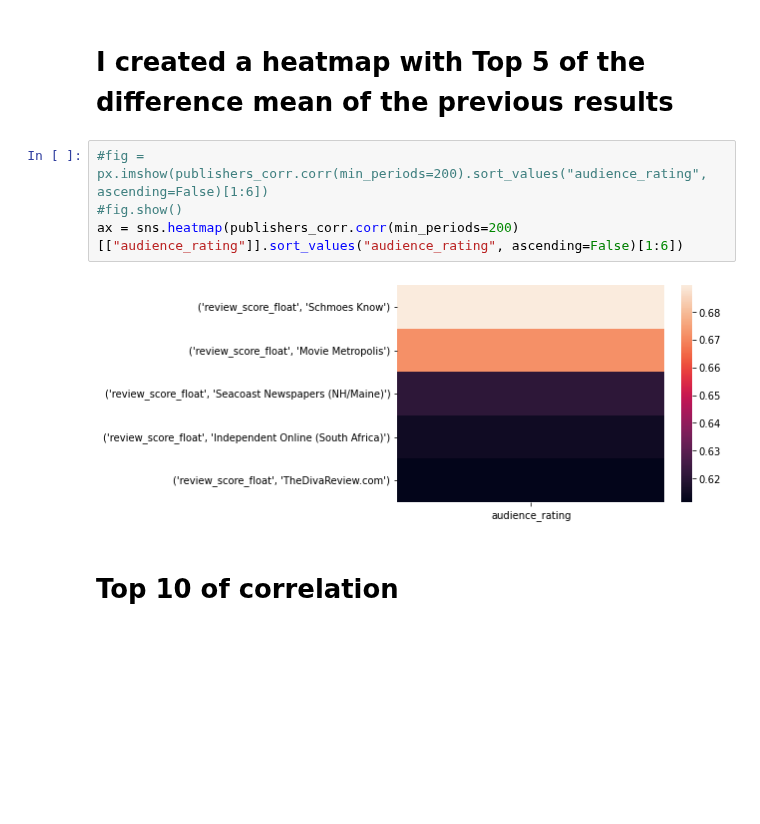
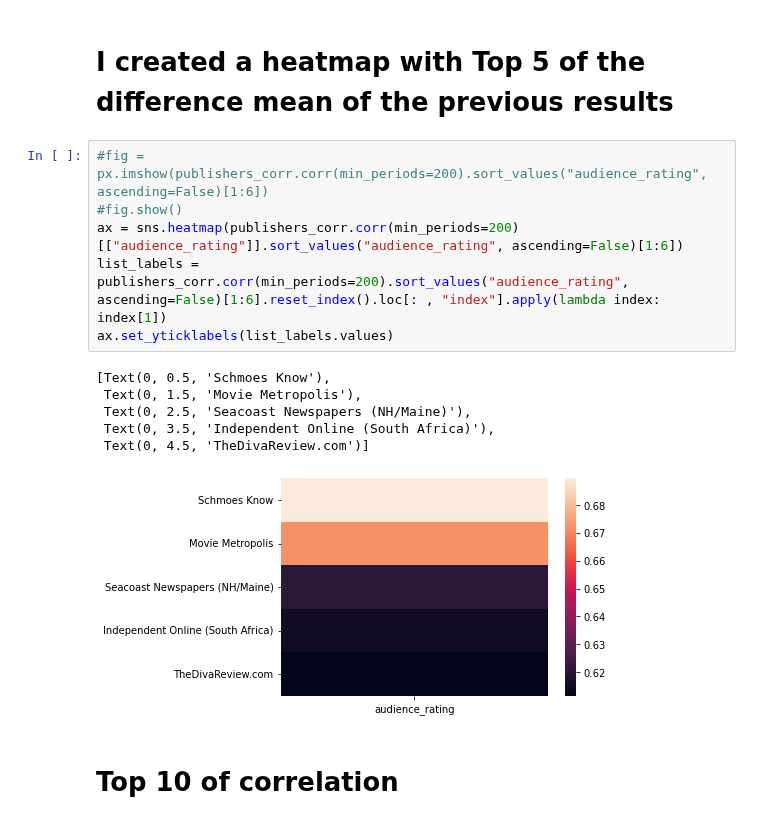
Before and after one commit to fdmdlb/nextflix, a Jupyter notebook: review_magazine_share.ipynb, the cells around one changed output. Cells and saved outputs as stored; diff of their text form; blank space fills up the shorter version.

Commit message:
Update heatmaps and plot

```diff
--- a/review_magazine_share.ipynb
+++ b/review_magazine_share.ipynb
@@ -253,9 +256,16 @@ publishers_corr.corr(min_periods=200).sort_values("audience_rating", ascending=F
 # %%
 #fig = px.imshow(publishers_corr.corr(min_periods=200).sort_values("audience_rating", ascending=False)[1:6])
 #fig.show()
 ax = sns.heatmap(publishers_corr.corr(min_periods=200)[["audience_rating"]].sort_values("audience_rating", ascending=False)[1:6])
+list_labels = publishers_corr.corr(min_periods=200).sort_values("audience_rating", ascending=False)[1:6].reset_index().loc[: , "index"].apply(lambda index: index[1])
+ax.set_yticklabels(list_labels.values)
 # %% [output]
+[Text(0, 0.5, 'Schmoes Know'),
+ Text(0, 1.5, 'Movie Metropolis'),
+ Text(0, 2.5, 'Seacoast Newspapers (NH/Maine)'),
+ Text(0, 3.5, 'Independent Online (South Africa)'),
+ Text(0, 4.5, 'TheDivaReview.com')]
-[figure, old version]
+[figure, new version]
 # %% [markdown]
 # Top 10 of correlation
 # %%
```
Also changed, not shown: parts of 11 cells of this notebook.
